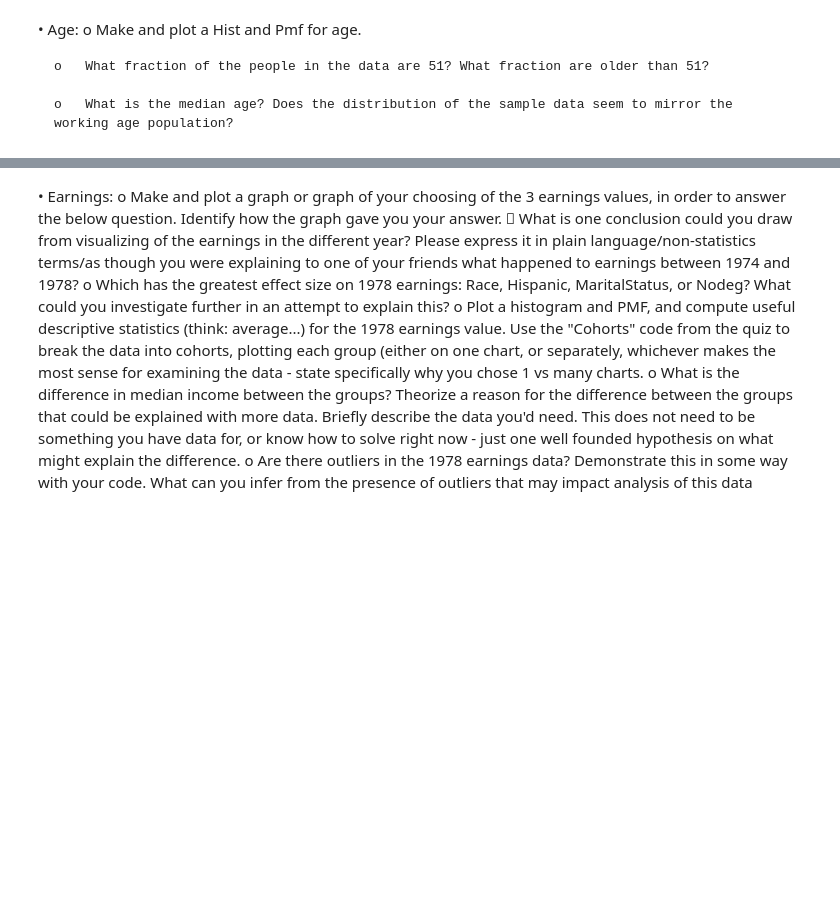
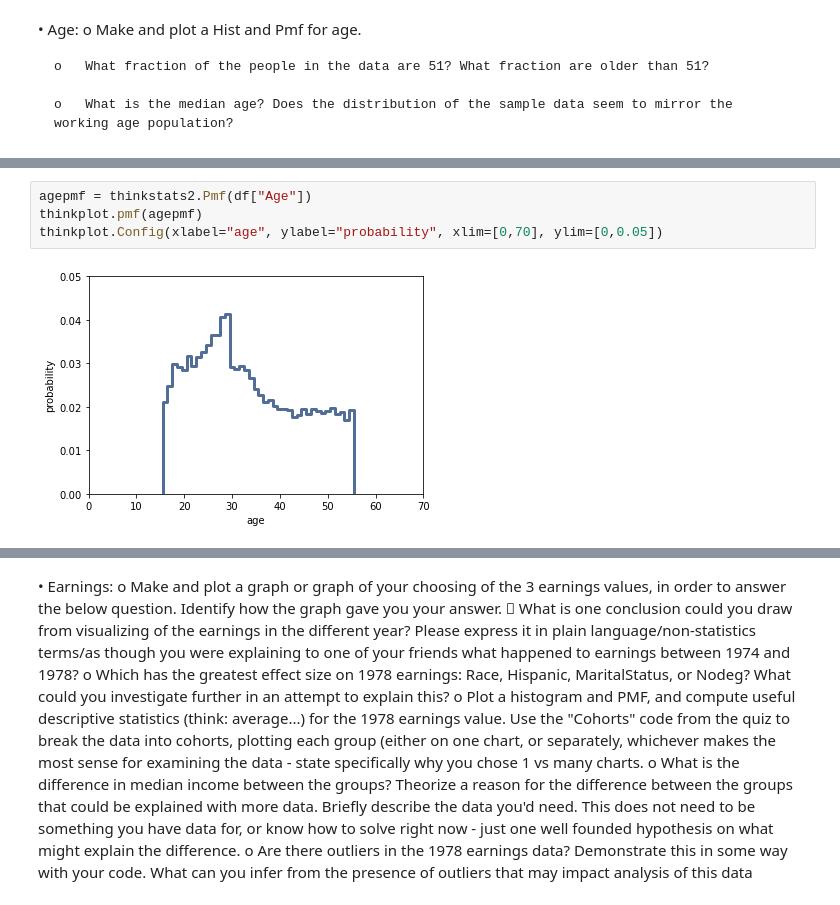
Before and after one commit to Soniyasunny1/Assignment, a Jupyter notebook: AssignmentStats.ipynb, the cells around one changed output, grey strips where cells are left out. Saved outputs shown, nothing was run; the diff lists cells and outputs as text; blank space fills up the shorter version.

```diff
--- a/AssignmentStats.ipynb
+++ b/AssignmentStats.ipynb
@@ -40,3 +78,9 @@ thinkplot.Config(xlabel="age", ylabel="count", xlim=[0,100], ylim=[0,1000])
+# %%
+agepmf = thinkstats2.Pmf(df["Age"])
+thinkplot.pmf(agepmf)
+thinkplot.Config(xlabel="age", ylabel="probability", xlim=[0,70], ylim=[0,0.05])
+# %% [output]
+[figure, added]
 # %% [markdown]
 •	Demographics:
 
```
Also changed, not shown: parts of 4 cells of this notebook.
